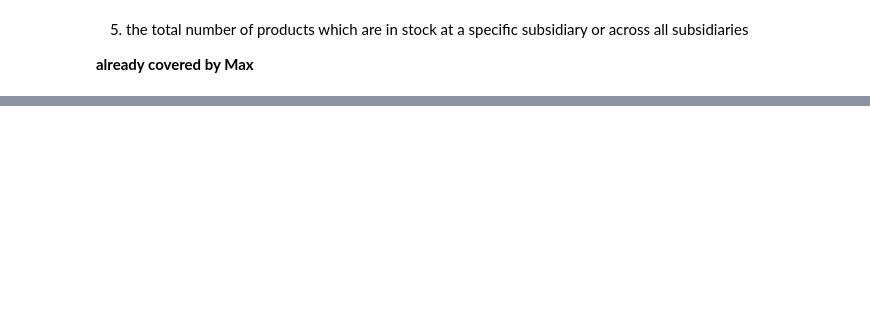
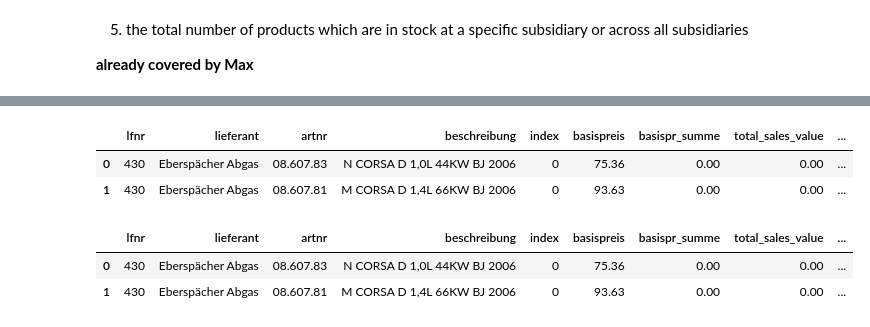
Before and after one commit to capstone-kueblbeck/capstone-kueblbeck, a Jupyter notebook: coding/hans_pn.ipynb, the cells around one changed output, grey strips where cells are left out. Drawn from its saved outputs; the diff is of its cells as text; code cells hidden in the pictures; blank space fills up the shorter version.

```diff
--- a/coding/hans_pn.ipynb
+++ b/coding/hans_pn.ipynb
@@ -330,0 +363,18 @@ The value of articles in subsidiary gesamt_lager is: 9562601.22
+# %%
+# adjusting column positions
+
+column_order = ['lfnr', 'lieferant', 'artnr', 'beschreibung', 'index', 'basispreis', 'basispr_summe',
+                'total_sales_value', 'gesamt_lager', 'ltz_vk_ges', 'wen_lager',
+                'ltz_vk_wen', 'rgb_lager', 'ltz_vk_rgb', 'amb_lager', 'ltz_vk_amb', 'cha_lager',
+                'ltz_vk_cha', 'str_lager', 'ltz_vk_str', 'pas_lager', 'ltz_vk_pas', 'lan_lager',
+                'ltz_vk_lan', 'müh_lager', 'ltz_vk_müh', 'ros_lager', 'ltz_vk_ros', 'gesamt_vk',
+                'wen_vk', 'rgb_vk', 'str_vk', 'pas_vk', 'amb_vk', 'cha_vk', 'lan_vk', 'müh_vk',
+                'ros_vk']
+
+df_filtered = df_filtered[column_order]
+
+df_filtered.head(2)
+# %% [output]
+|  | lfnr | lieferant | artnr | beschreibung | index | basispreis | basispr_summe | total_sales_value | ... |
+| 0 | 430 | Eberspächer Abgas | 08.607.83 | N CORSA D 1,0L 44KW BJ 2006 | 0 | 75.36 | 0.00 | 0.00 | ... |
+| 1 | 430 | Eberspächer Abgas | 08.607.81 | M CORSA D 1,4L 66KW BJ 2006 | 0 | 93.63 | 0.00 | 0.00 | ... |
@@ -330,0 +403,6 @@ The value of articles in subsidiary gesamt_lager is: 9562601.22
+# %%
+df_filtered.head(2)
+# %% [output]
+|  | lfnr | lieferant | artnr | beschreibung | index | basispreis | basispr_summe | total_sales_value | ... |
+| 0 | 430 | Eberspächer Abgas | 08.607.83 | N CORSA D 1,0L 44KW BJ 2006 | 0 | 75.36 | 0.00 | 0.00 | ... |
+| 1 | 430 | Eberspächer Abgas | 08.607.81 | M CORSA D 1,4L 66KW BJ 2006 | 0 | 93.63 | 0.00 | 0.00 | ... |
```
Also changed, not shown: parts of 27 cells of this notebook.
